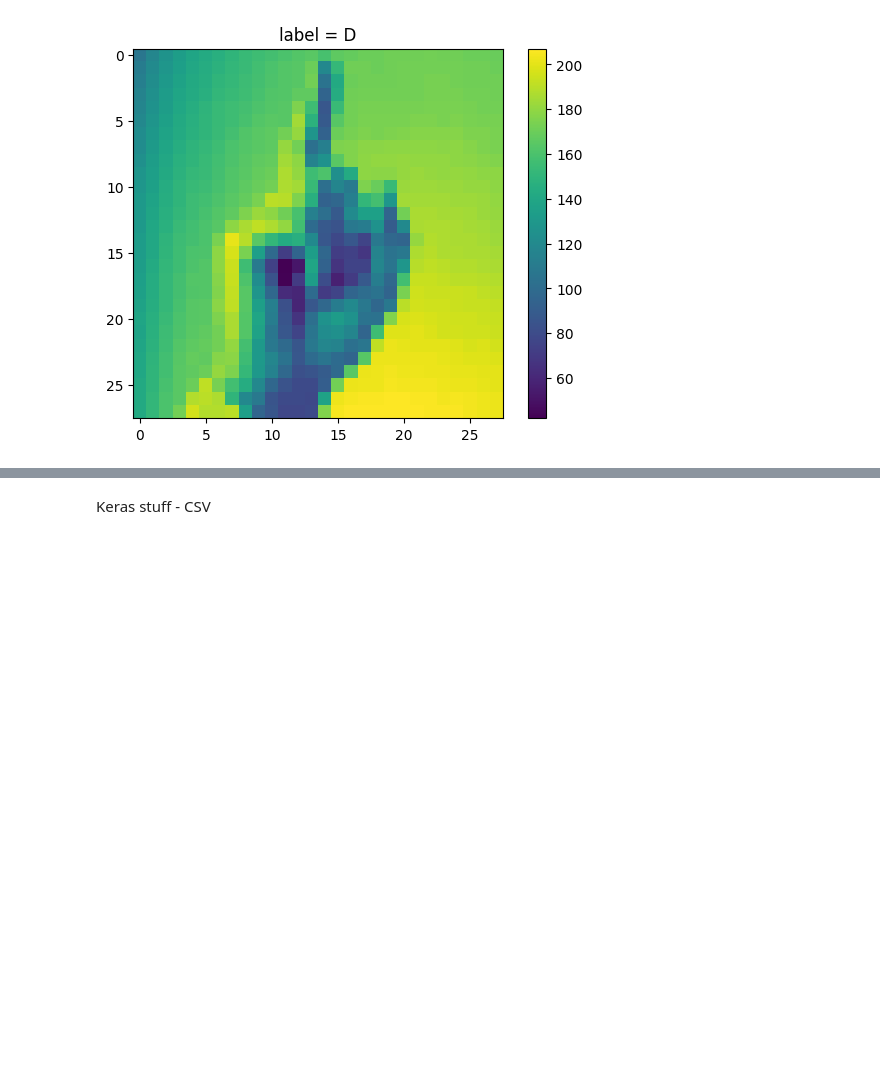
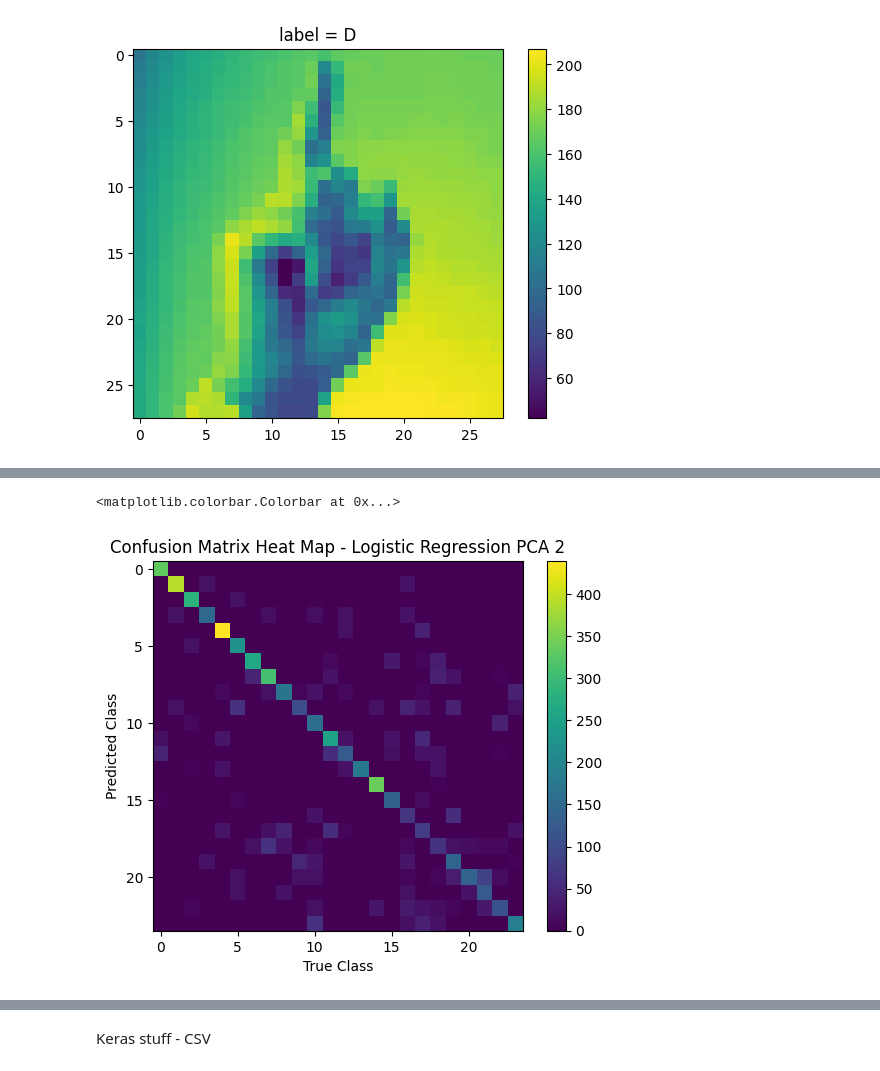
Before and after one commit to Astute-2319/CS5990-Group7-Final-Project, a Jupyter notebook: astute_final_work.ipynb, the cells around one changed output, grey strips where cells are left out. Cells and saved outputs as stored; diff of their text form; code cells hidden in the pictures; blank space fills up the shorter version.

```diff
--- a/astute_final_work.ipynb
+++ b/astute_final_work.ipynb
@@ -31,6 +122,9 @@ test_data = pd.read_csv(os.getcwd() + '\\sign_mnist_test.csv')
 os.chdir(os.path.dirname(os.getcwd()))
 os.chdir(os.path.dirname(os.getcwd()))
 
+train_data_no_label = train_data.drop('label', axis=1)
+test_data_no_label = test_data.drop('label', axis=1)
+
 train_data_labels = train_data['label']
 test_data_labels = test_data['label']
 # %% [markdown]
@@ -68,0 +177,8 @@ plt.show()
+# %%
+log_reg = LogisticRegression(max_iter=1000)
+
+fitted = log_reg.fit(train_data_no_label, train_data_labels)
+predicted = log_reg.predict(test_data_no_label)
+# %%
+conf_matrix = confusion_matrix(test_data_labels, predicted)
+conf_matrix_to_df(conf_matrix, labels)
@@ -68,0 +204,9 @@ plt.show()
+# %%
+plt.title('Confusion Matrix Heat Map - Logistic Regression PCA 2')
+plt.xlabel('True Class')
+plt.ylabel('Predicted Class')
+plt.imshow(conf_matrix)
+plt.colorbar()
+# %% [output]
+<matplotlib.colorbar.Colorbar at 0x...>
+[figure, added]
```
Also changed, not shown: parts of 21 cells of this notebook.
